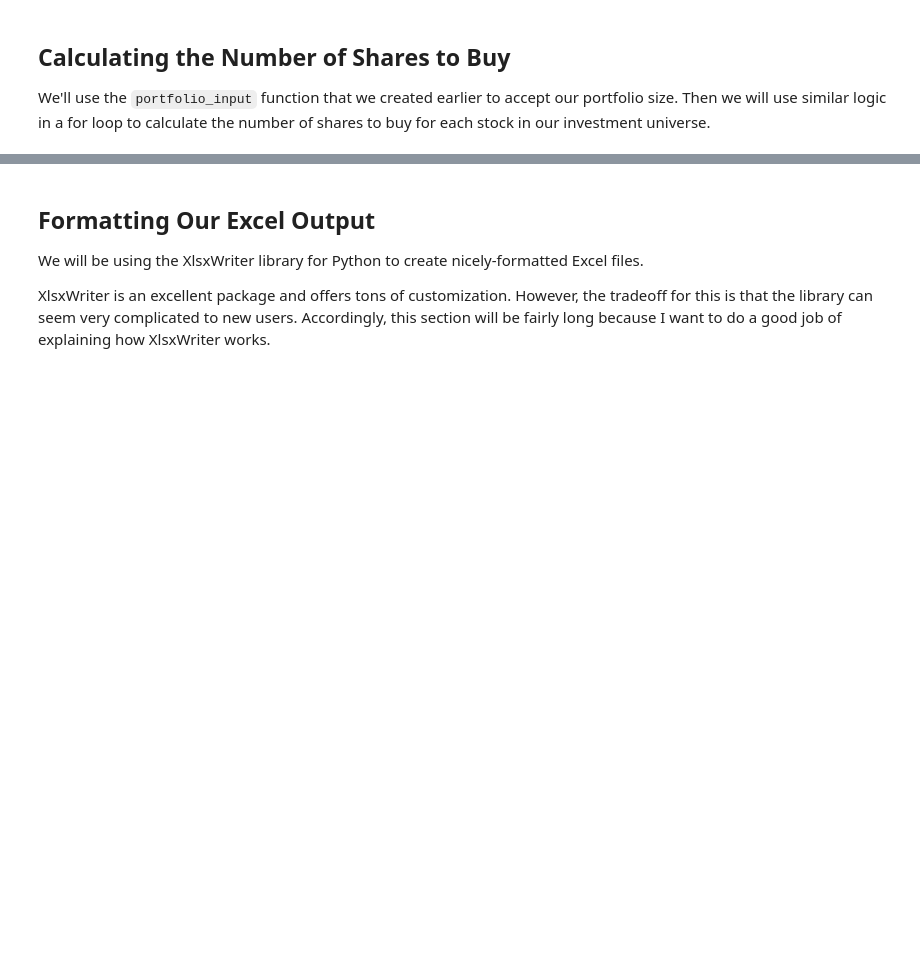
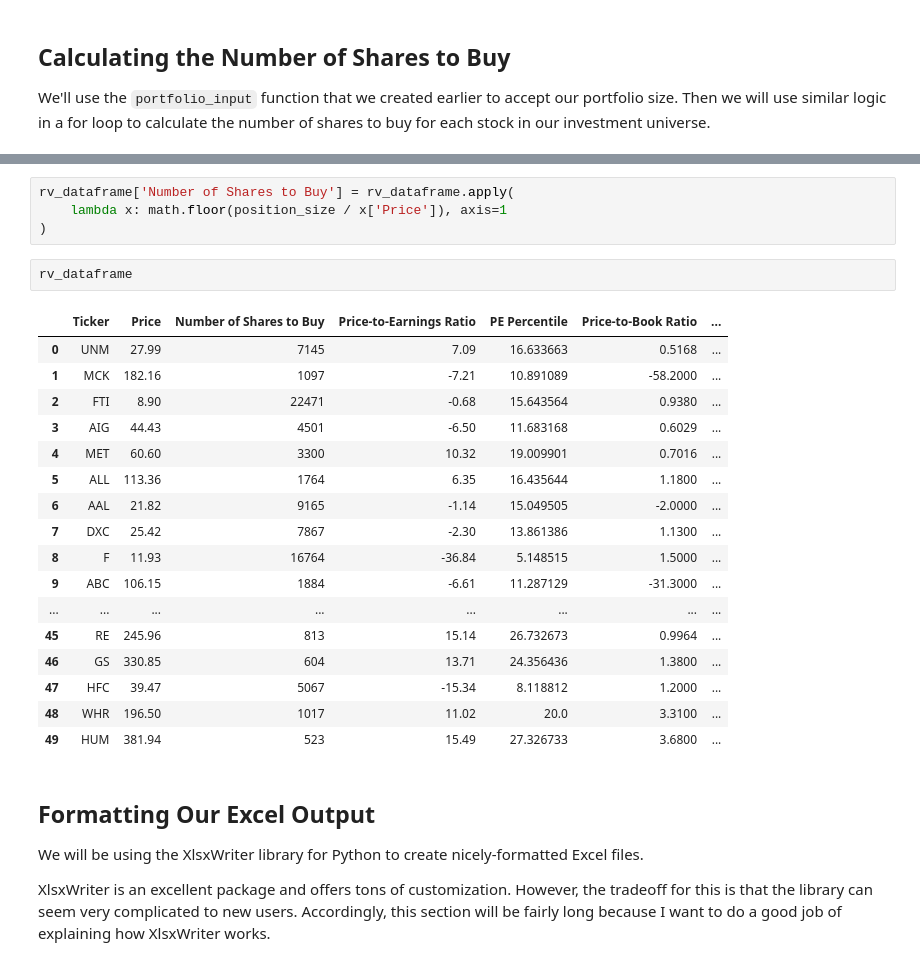
Before and after one commit to i0nathan/algorithmic-trading-python, a Jupyter notebook: starter_files/003_quantitative_value_strategy.ipynb, the cells around one changed output, grey strips where cells are left out. Drawn from its saved outputs; the diff is of its cells as text; blank space fills up the shorter version.

```diff
--- a/starter_files/003_quantitative_value_strategy.ipynb
+++ b/starter_files/003_quantitative_value_strategy.ipynb
@@ -442,3 +463,27 @@ Enter the value of your portfolio:1000000
+# %%
+rv_dataframe['Number of Shares to Buy'] = rv_dataframe.apply(
+    lambda x: math.floor(position_size / x['Price']), axis=1
+)
+# %%
+rv_dataframe
+# %% [output]
+|  | Ticker | Price | Number of Shares to Buy | Price-to-Earnings Ratio | PE Percentile | Price-to-Book Ratio | ... |
+| 0 | UNM | 27.99 | 7145 | 7.09 | 16.633663 | 0.5168 | ... |
+| 1 | MCK | 182.16 | 1097 | -7.21 | 10.891089 | -58.2000 | ... |
+| 2 | FTI | 8.90 | 22471 | -0.68 | 15.643564 | 0.9380 | ... |
+| 3 | AIG | 44.43 | 4501 | -6.50 | 11.683168 | 0.6029 | ... |
+| 4 | MET | 60.60 | 3300 | 10.32 | 19.009901 | 0.7016 | ... |
+| 5 | ALL | 113.36 | 1764 | 6.35 | 16.435644 | 1.1800 | ... |
+| 6 | AAL | 21.82 | 9165 | -1.14 | 15.049505 | -2.0000 | ... |
+| 7 | DXC | 25.42 | 7867 | -2.30 | 13.861386 | 1.1300 | ... |
+| 8 | F | 11.93 | 16764 | -36.84 | 5.148515 | 1.5000 | ... |
+| 9 | ABC | 106.15 | 1884 | -6.61 | 11.287129 | -31.3000 | ... |
+| ... | ... | ... | ... | ... | ... | ... | ... |
+| 45 | RE | 245.96 | 813 | 15.14 | 26.732673 | 0.9964 | ... |
+| 46 | GS | 330.85 | 604 | 13.71 | 24.356436 | 1.3800 | ... |
+| 47 | HFC | 39.47 | 5067 | -15.34 | 8.118812 | 1.2000 | ... |
+| 48 | WHR | 196.50 | 1017 | 11.02 | 20.0 | 3.3100 | ... |
+| 49 | HUM | 381.94 | 523 | 15.49 | 27.326733 | 3.6800 | ... |
 # %% [markdown]
 ## Formatting Our Excel Output
 
```
Also changed, not shown: parts of 17 cells of this notebook, 1 other file.
